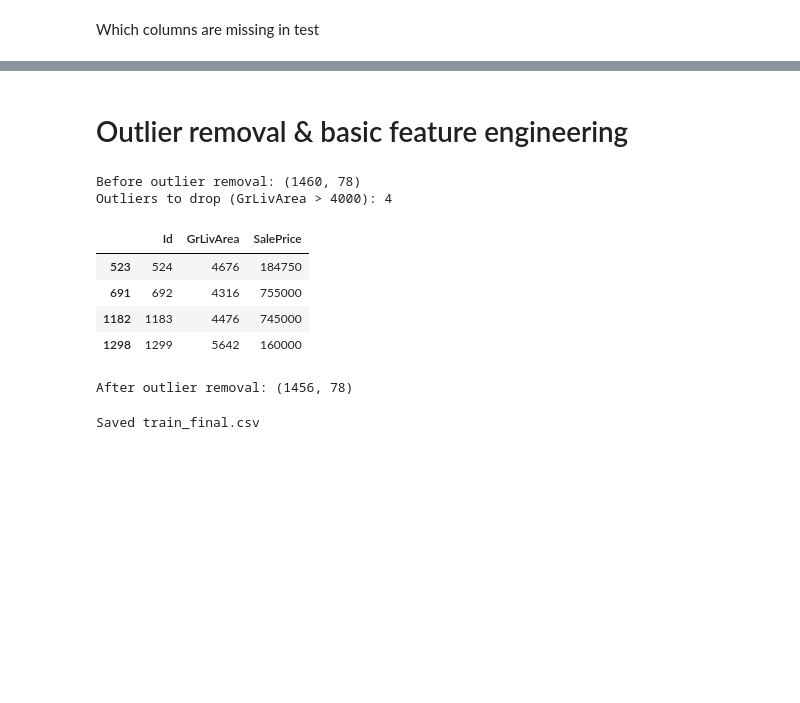
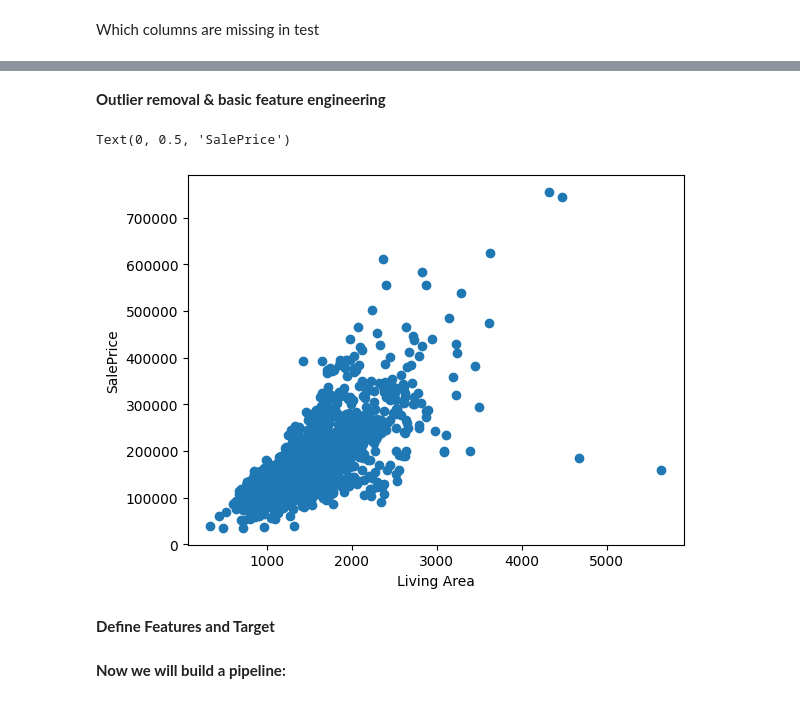
Before and after one commit to mohammednom3n/house-price-prediction, a Jupyter notebook: notebooks/02-Preprocessing.ipynb, the cells around one changed output, grey strips where cells are left out. Cells and saved outputs as stored; diff of their text form; code cells hidden in the pictures; blank space fills up the shorter version.

Commit message:
Final notebooks for EDA, Preprocessing and Modeling

```diff
--- a/notebooks/02-Preprocessing.ipynb
+++ b/notebooks/02-Preprocessing.ipynb
@@ -77,0 +58,4 @@ Missing after (test): 11
+# %%
+missing = df.isnull().sum()
+missing_cols = missing[missing>0].sort_values(ascending = False).index.tolist()
+missing_cols
@@ -78,2 +77,7 @@ Missing after (test): 11
+# %%
+for col in missing_cols:
+    df[col] = df[col].fillna("None")
+cat_cols = df.select_dtypes(include = ["O"]).columns
+df[cat_cols] = df[cat_cols].astype(str)
 # %% [markdown]
 Which columns are missing in test
@@ -117,41 +84,9 @@ print("✅ Saved final cleaned files to data/processed/")
 # %% [markdown]
-# Outlier removal & basic feature engineering
+**Outlier removal & basic feature engineering**
-# %%
-train_path = os.path.join(PROCESSED_DATA, "train_clean.csv")
-df = pd.read_csv(train_path)
-
-print("Before outlier removal:", df.shape)
-
-# Conservative rule: common Kaggle practice removes extremely large living-area outliers
-outlier_mask = df["GrLivArea"] > 4000
-print("Outliers to drop (GrLivArea > 4000):", outlier_mask.sum())
-# %% [output]
-Before outlier removal: (1460, 78)
-Outliers to drop (GrLivArea > 4000): 4
-# %%
-# Optionally inspect the rows:
-display(df.loc[outlier_mask, ["Id","GrLivArea","SalePrice"]])
-# %% [output]
-|  | Id | GrLivArea | SalePrice |
-| 523 | 524 | 4676 | 184750 |
-| 691 | 692 | 4316 | 755000 |
-| 1182 | 1183 | 4476 | 745000 |
-| 1298 | 1299 | 5642 | 160000 |
-# %%
-# Drop those outliers
-df = df.loc[~outlier_mask].reset_index(drop=True)
-print("After outlier removal:", df.shape)
-# %% [output]
-After outlier removal: (1456, 78)
-# %%
-# Basic engineered features (useful and safe):
-if {"TotalBsmtSF","1stFlrSF","2ndFlrSF"}.issubset(df.columns):
-    df["TotalSF"] = df["TotalBsmtSF"].fillna(0) + df["1stFlrSF"].fillna(0) + df["2ndFlrSF"].fillna(0)
-if "YearBuilt" in df.columns and "YrSold" in df.columns:
-    df["HouseAge"] = df["YrSold"] - df["YearBuilt"]
-
-# Save final training file for modeling
-df.to_csv(os.path.join(PROCESSED_DATA, "train_final.csv"), index=False)
-print("Saved train_final.csv")
-# %% [output]
-Saved train_final.csv
+# %%
+plt.scatter(df["GrLivArea"], df["SalePrice"])
+plt.xlabel("Living Area")
+plt.ylabel("SalePrice")
+# %% [output]
+Text(0, 0.5, 'SalePrice')
+[figure, added]
@@ -157,0 +96,2 @@ Saved train_final.csv
+# %% [markdown]
+**Define Features and Target**
@@ -157,0 +107,2 @@ Saved train_final.csv
+# %% [markdown]
+**Now we will build a pipeline:**
```
Also changed, not shown: parts of 42 cells of this notebook, 1 other file.
